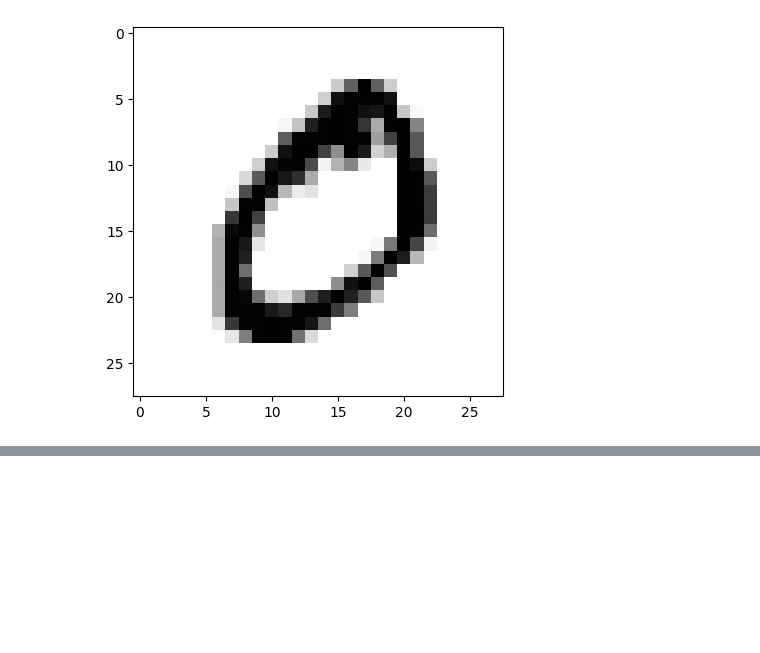
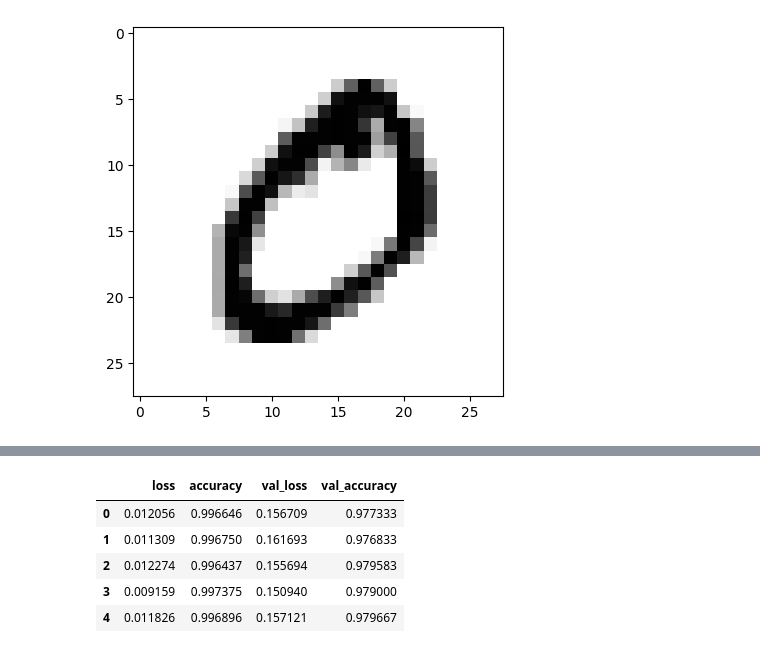
Before and after one commit to pawel-jasnowski/MNIST_digit_recognition, a Jupyter notebook: git_MNIST.ipynb, the cells around one changed output, grey strips where cells are left out. Cells and saved outputs as stored; diff of their text form; code cells hidden in the pictures; blank space fills up the shorter version.

```diff
--- a/git_MNIST.ipynb
+++ b/git_MNIST.ipynb
@@ -181,2 +226,2 @@ model_big.summary()
 # %%
-history_big = model_big.fit(X_train, y_train, epochs=30, batch_size=50, validation_split=0.2)
+history_big = model_big.fit(X_train, y_train, epochs=20, batch_size=50, validation_split=0.2)
@@ -312,5 +382,5 @@ filepath ='best_big_model_weights.hdf5'
 
 checkpoint = ModelCheckpoint(filepath=filepath, monitor='val_accuracy', save_best_only=True, mode='max', verbose=1)
 es = EarlyStopping(monitor='val_loss', mode='min', verbose = 1, patience = 5)
-history__best_big = model_big.fit(X_train, y_train, epochs=30, batch_size=50, validation_split=0.2, callbacks=[checkpoint, es])
+history__best_big = model_big.fit(X_train, y_train, epochs=20, batch_size=50, validation_split=0.2, callbacks=[checkpoint, es])
 # %% [output]
@@ -336,0 +441,10 @@ loss_best_model_big, accuracy_best_model_big =  best_model_big.evaluate(X_test,
+# %%
+metrics_best_big=pd.DataFrame(history__best_big.history)
+metrics_best_big.head()
+# %% [output]
+|  | loss | accuracy | val_loss | val_accuracy |
+| 0 | 0.012056 | 0.996646 | 0.156709 | 0.977333 |
+| 1 | 0.011309 | 0.996750 | 0.161693 | 0.976833 |
+| 2 | 0.012274 | 0.996437 | 0.155694 | 0.979583 |
+| 3 | 0.009159 | 0.997375 | 0.150940 | 0.979000 |
+| 4 | 0.011826 | 0.996896 | 0.157121 | 0.979667 |
```
Also changed, not shown: parts of 22 cells of this notebook, 3 other files.
